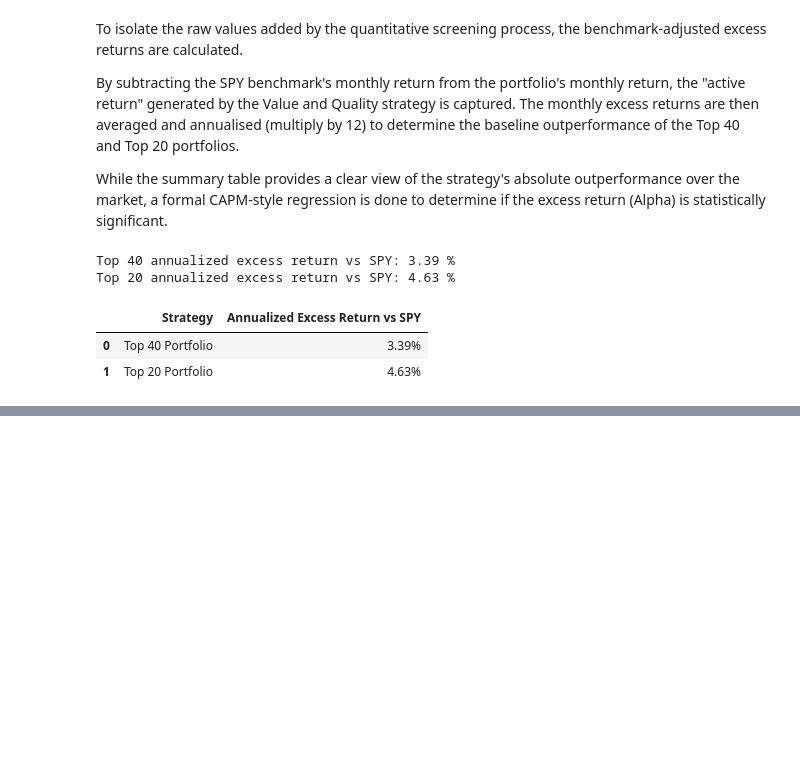
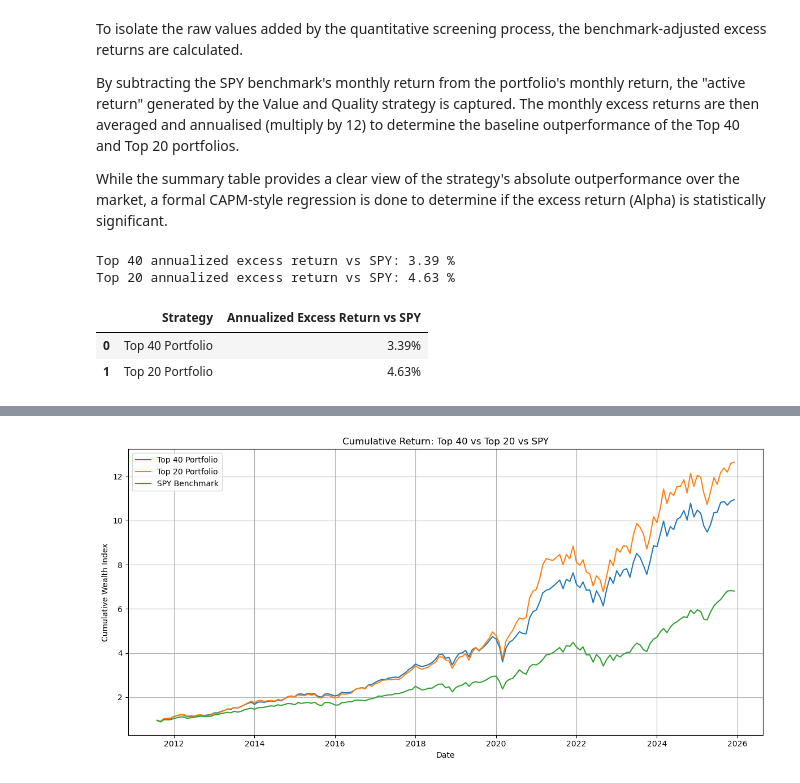
Before and after one commit to nekumonokat/ACCT655_AVI_Project, a Jupyter notebook: analysis.ipynb, the cells around one changed output, grey strips where cells are left out. Saved outputs shown, nothing was run; the diff lists cells and outputs as text; code cells hidden in the pictures; blank space fills up the shorter version.

Commit message:
[PROJ DONE] Completed writeup for alpha calculation + final visualisation

```diff
--- a/analysis.ipynb
+++ b/analysis.ipynb
@@ -1537,0 +1649,46 @@ Top 20 annualized excess return vs SPY: 4.63 %
+# %%
+# ------------------------------------------------------------
+# Plot cumulative return against SPY
+# ------------------------------------------------------------
+
+# Calculate cumulative returns for Top 40, Top 20, and SPY benchmark
+portfolio_benchmark["top40_cumulative"] = (
+    1 + portfolio_benchmark["top40_return"]
+).cumprod()
+portfolio_benchmark["top20_cumulative"] = (
+    1 + portfolio_benchmark["top20_return"]
+).cumprod()
+portfolio_benchmark["spy_cumulative"] = (
+    1 + portfolio_benchmark["benchmark_return"]
+).cumprod()
+
+plt.figure(figsize=(12, 6))
+
+# Plot cumulative wealth index for Top 40, Top 20, and SPY benchmark
+plt.plot(
+    portfolio_benchmark["month"],
+    portfolio_benchmark["top40_cumulative"],
+    label="Top 40 Portfolio"
+)
+plt.plot(
+    portfolio_benchmark["month"],
+    portfolio_benchmark["top20_cumulative"],
+    label="Top 20 Portfolio"
+)
+plt.plot(
+    portfolio_benchmark["month"],
+    portfolio_benchmark["spy_cumulative"],
+    label="SPY Benchmark"
+)
+
+plt.title("Cumulative Return: Top 40 vs Top 20 vs SPY")
+plt.xlabel("Date")
+plt.ylabel("Cumulative Wealth Index")
+plt.legend()
+plt.grid(True)
+plt.tight_layout()
+# Save the cumulative return plot against SPY
+plt.savefig("data/cumulative_return_with_spy.png", dpi=300)
+plt.show()
+# %% [output]
+[figure, added]
```
Also changed, not shown: parts of 6 cells of this notebook.
